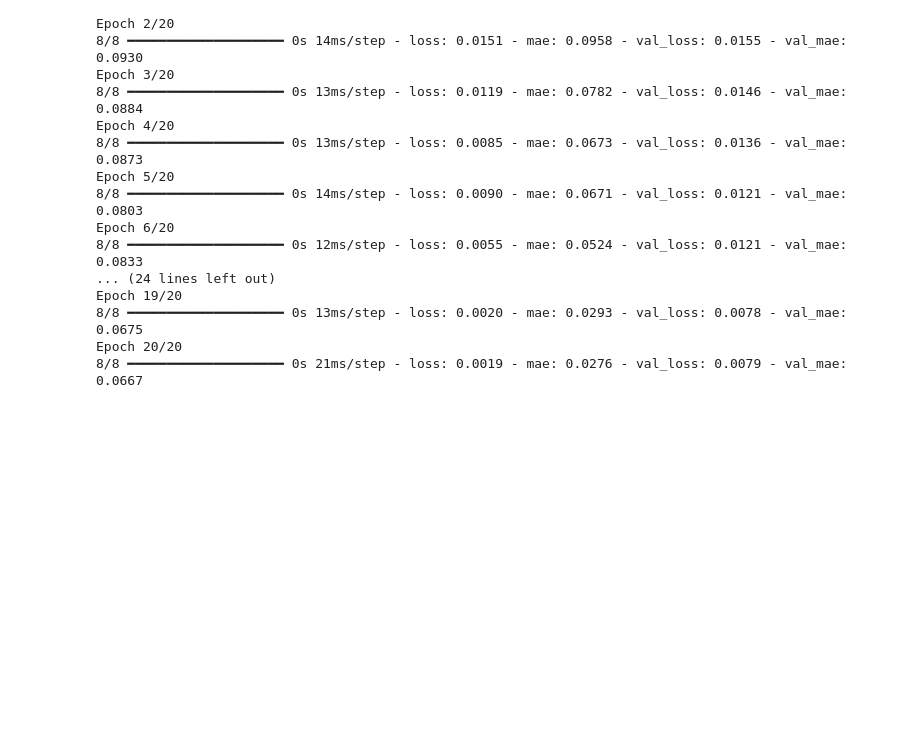
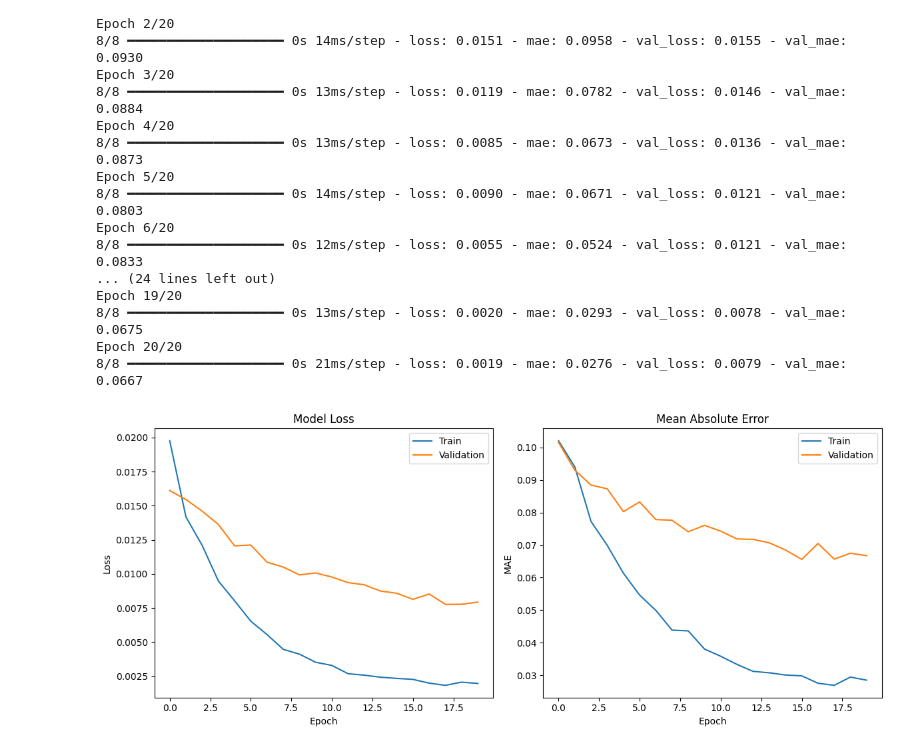
Before and after one commit to AiJared/job_matching_model, a Jupyter notebook: job_matching.ipynb, the cells around one changed output. Saved outputs shown, nothing was run; the diff lists cells and outputs as text; code cells hidden in the pictures; blank space fills up the shorter version.

Commit message:
visualize training results

```diff
--- a/job_matching.ipynb
+++ b/job_matching.ipynb
@@ -472,3 +472,29 @@ Epoch 19/20
 8/8 ━━━━━━━━━━━━━━━━━━━━ 0s 13ms/step - loss: 0.0020 - mae: 0.0293 - val_loss: 0.0078 - val_mae: 0.0675
 Epoch 20/20
 8/8 ━━━━━━━━━━━━━━━━━━━━ 0s 21ms/step - loss: 0.0019 - mae: 0.0276 - val_loss: 0.0079 - val_mae: 0.0667
+# %%
+# Visualize training results
+
+# Plot training and validation loss
+plt.figure(figsize=(12, 5))
+
+plt.subplot(1, 2, 1)
+plt.plot(history.history['loss'])
+plt.plot(history.history['val_loss'])
+plt.title('Model Loss')
+plt.ylabel('Loss')
+plt.xlabel('Epoch')
+plt.legend(['Train', 'Validation'], loc='upper right')
+
+plt.subplot(1, 2, 2)
+plt.plot(history.history['mae'])
+plt.plot(history.history['val_mae'])
+plt.title('Mean Absolute Error')
+plt.ylabel('MAE')
+plt.xlabel('Epoch')
+plt.legend(['Train', 'Validation'], loc='upper right')
+
+plt.tight_layout()
+plt.show()
+# %% [output]
+[figure, added]
```
